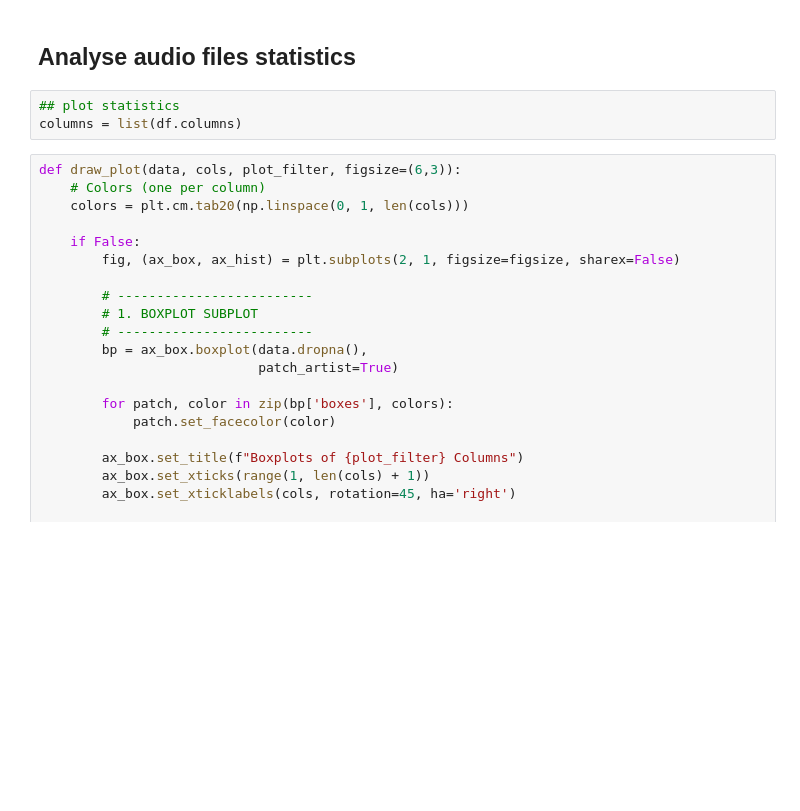
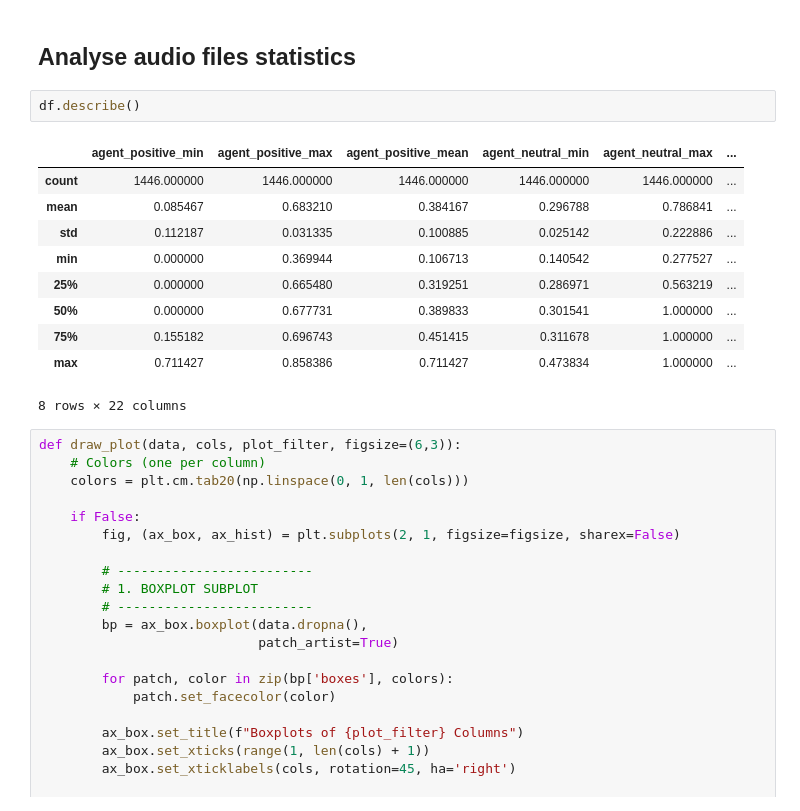
Before and after one commit to cristinagrs/call-center-speechASR-gpt-oss, a Jupyter notebook: 1_check_dataset.ipynb, the cells around one changed output. Saved outputs shown, nothing was run; the diff lists cells and outputs as text; blank space fills up the shorter version.

```diff
--- a/check_dataset.ipynb
+++ b/1_check_dataset.ipynb
@@ -123,8 +125,18 @@ Number of positive endings:
 # %% [markdown]
 ## Analyse audio files statistics
 # %%
-## plot statistics
-columns = list(df.columns)
+df.describe()
+# %% [output]
+|  | agent_positive_min | agent_positive_max | agent_positive_mean | agent_neutral_min | agent_neutral_max | ... |
+| count | 1446.000000 | 1446.000000 | 1446.000000 | 1446.000000 | 1446.000000 | ... |
+| mean | 0.085467 | 0.683210 | 0.384167 | 0.296788 | 0.786841 | ... |
+| std | 0.112187 | 0.031335 | 0.100885 | 0.025142 | 0.222886 | ... |
+| min | 0.000000 | 0.369944 | 0.106713 | 0.140542 | 0.277527 | ... |
+| 25% | 0.000000 | 0.665480 | 0.319251 | 0.286971 | 0.563219 | ... |
+| 50% | 0.000000 | 0.677731 | 0.389833 | 0.301541 | 1.000000 | ... |
+| 75% | 0.155182 | 0.696743 | 0.451415 | 0.311678 | 1.000000 | ... |
+| max | 0.711427 | 0.858386 | 0.711427 | 0.473834 | 1.000000 | ... |
+8 rows × 22 columns
 # %%
 def draw_plot(data, cols, plot_filter, figsize=(6,3)):
     # Colors (one per column)
```
Also changed, not shown: parts of 16 cells of this notebook, 8 other files.
